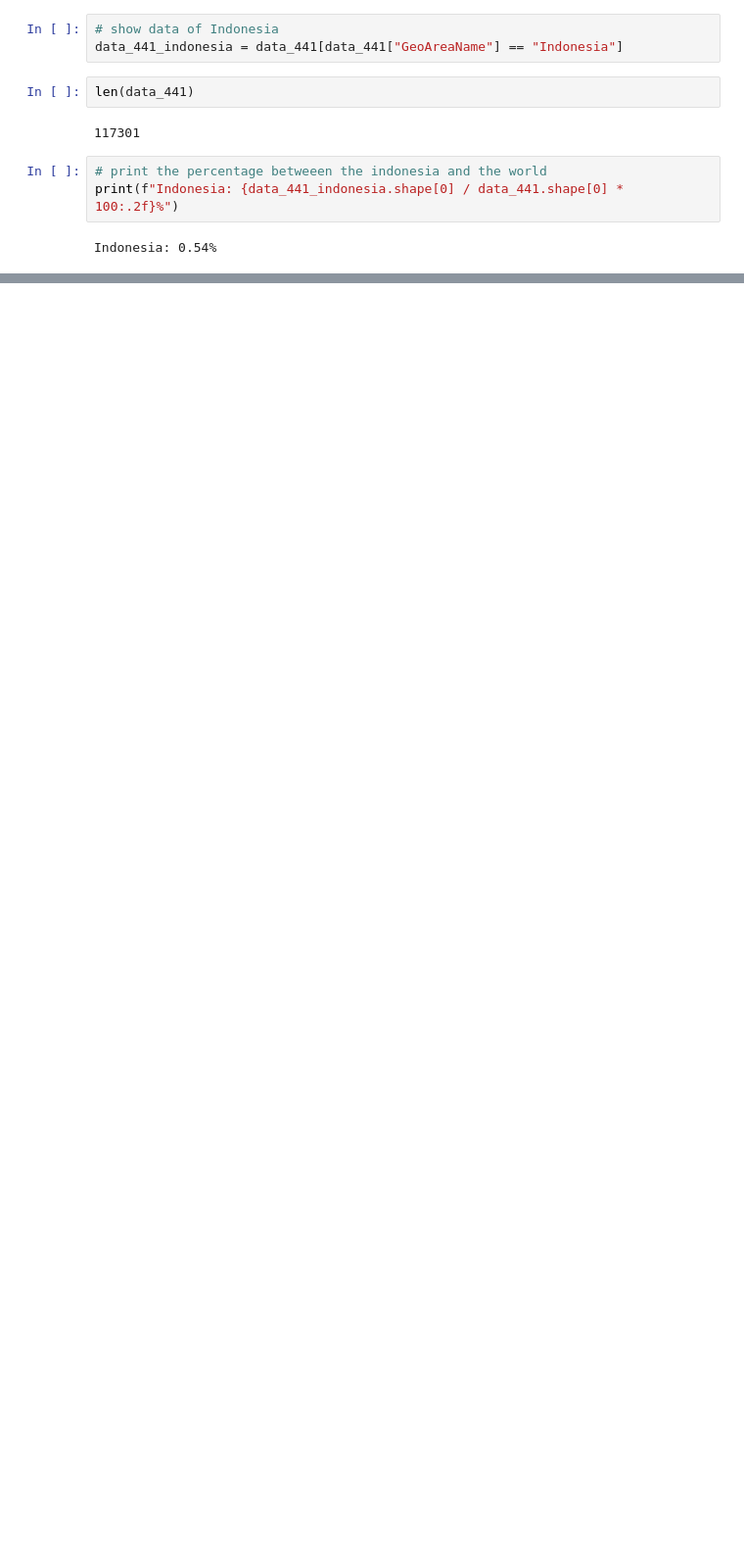
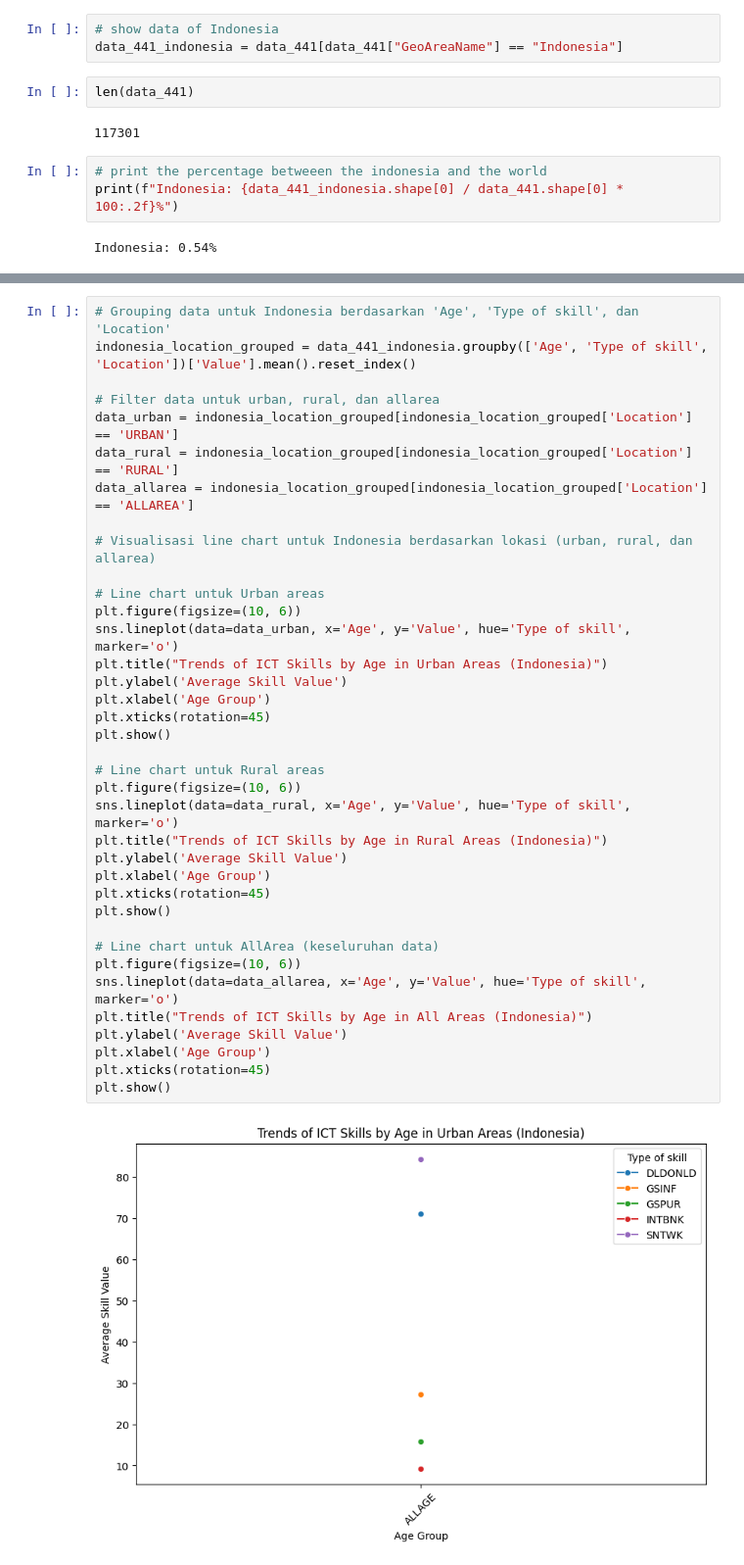
Before and after one commit to novelxv/Analisis-Kesenjangan-Pendidikan-dan-Keterampilan-di-Indonesia-dalam-Konteks-Global, a Jupyter notebook: src/sdg_indicator_4.4.1_ict_skills_analysis.ipynb, the cells around one changed output, grey strips where cells are left out. Shown at 98% size. Cells and saved outputs as stored; diff of their text form; blank space fills up the shorter version.

```diff
--- a/src/sdg_indicator_4.4.1_ict_skills_analysis.ipynb
+++ b/src/sdg_indicator_4.4.1_ict_skills_analysis.ipynb
@@ -238,0 +330,39 @@ data_441_indonesia
+# %%
+# Grouping data untuk Indonesia berdasarkan 'Age', 'Type of skill', dan 'Location'
+indonesia_location_grouped = data_441_indonesia.groupby(['Age', 'Type of skill', 'Location'])['Value'].mean().reset_index()
+
+# Filter data untuk urban, rural, dan allarea
+data_urban = indonesia_location_grouped[indonesia_location_grouped['Location'] == 'URBAN']
+data_rural = indonesia_location_grouped[indonesia_location_grouped['Location'] == 'RURAL']
+data_allarea = indonesia_location_grouped[indonesia_location_grouped['Location'] == 'ALLAREA']
+
+# Visualisasi line chart untuk Indonesia berdasarkan lokasi (urban, rural, dan allarea)
+
+# Line chart untuk Urban areas
+plt.figure(figsize=(10, 6))
+sns.lineplot(data=data_urban, x='Age', y='Value', hue='Type of skill', marker='o')
+plt.title("Trends of ICT Skills by Age in Urban Areas (Indonesia)")
+plt.ylabel('Average Skill Value')
+plt.xlabel('Age Group')
+plt.xticks(rotation=45)
+plt.show()
+
+# Line chart untuk Rural areas
+plt.figure(figsize=(10, 6))
+sns.lineplot(data=data_rural, x='Age', y='Value', hue='Type of skill', marker='o')
+plt.title("Trends of ICT Skills by Age in Rural Areas (Indonesia)")
+plt.ylabel('Average Skill Value')
+plt.xlabel('Age Group')
+plt.xticks(rotation=45)
+plt.show()
+
+# Line chart untuk AllArea (keseluruhan data)
+plt.figure(figsize=(10, 6))
+sns.lineplot(data=data_allarea, x='Age', y='Value', hue='Type of skill', marker='o')
+plt.title("Trends of ICT Skills by Age in All Areas (Indonesia)")
+plt.ylabel('Average Skill Value')
+plt.xlabel('Age Group')
+plt.xticks(rotation=45)
+plt.show()
+# %% [output]
+[figure, added]
```
Also changed, not shown: parts of 20 cells of this notebook.
